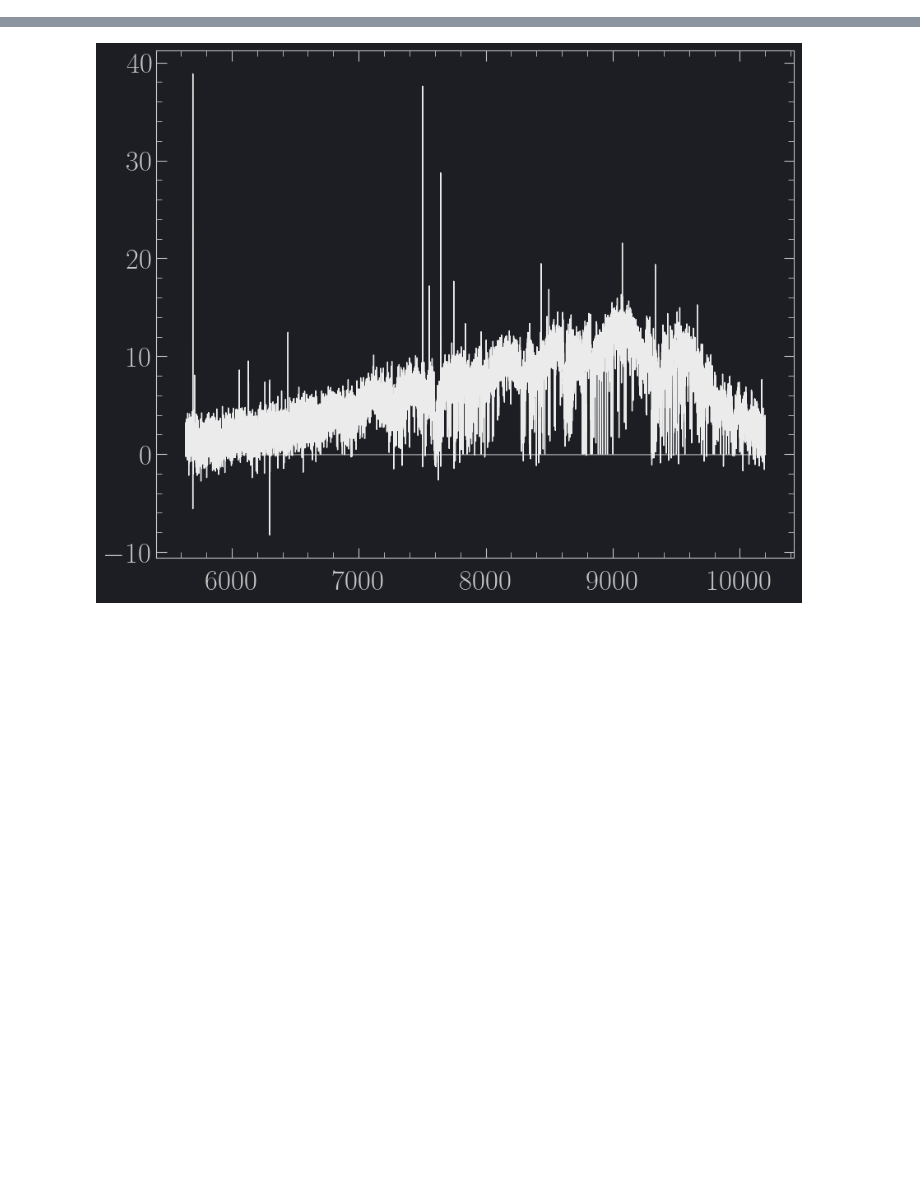
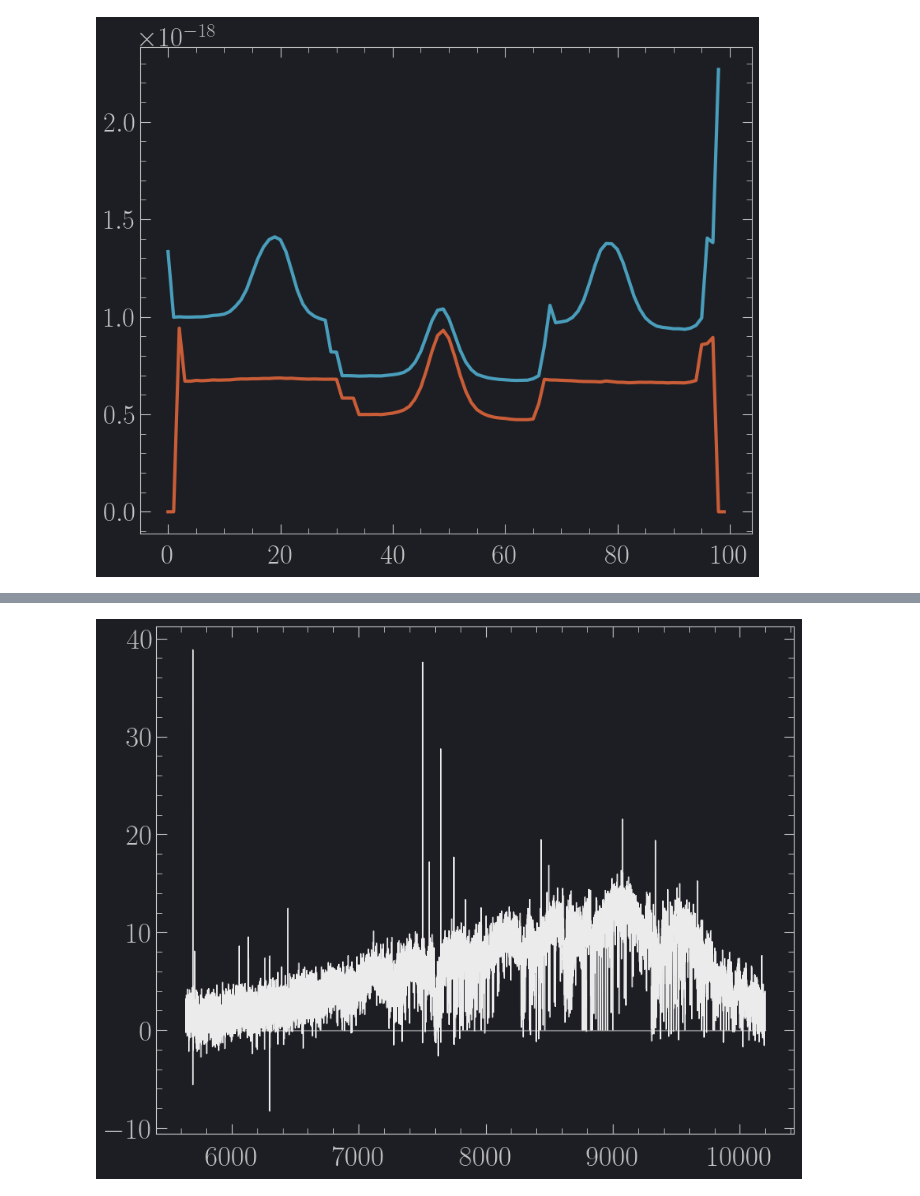
Before and after one commit to JPalmerio/astropalmerio, a Jupyter notebook: dev/notebooks/Debugger.ipynb, the cells around one changed output, grey strips where cells are left out. Saved outputs shown, nothing was run; the diff lists cells and outputs as text; code cells hidden in the pictures; blank space fills up the shorter version.

Commit message:
Project setup stuff

```diff
--- a/dev/notebooks/Debugger.ipynb
+++ b/dev/notebooks/Debugger.ipynb
@@ -48,3 +49,8 @@ logging.getLogger('astropalmerio.mc.MC_var').setLevel('DEBUG')
 logging.getLogger('astropalmerio.mc.distributions').setLevel('DEBUG')
 # %%
 logging.getLogger('mc').setLevel('INFO')
+# %%
+fname_nod = Path('/Users/palmerio/Science_projects/Reduced_data/GRB170817A/epoch1/NOD_reduction/reflex_end_products/XSHOO.2017-08-18T23:22:22.174_tpl/ToO_GW_EP_XS-4x600-grz_imaging_SCI_SLIT_FLUX_MERGE2D_VIS.fits')
+fname_stare = Path('/Users/palmerio/Science_projects/Reduced_data/GRB170817A/epoch1/STARE_reduction/VISskysub.fits')
+# %%
+w_n, s_n, f_n, e_n, h_n =  io.read_fits_2D_spectrum(fname_nod)
@@ -50,0 +65,2 @@ logging.getLogger('mc').setLevel('INFO')
+# %%
+w_s, s_s, f_s, e_s, h_s =  io.read_fits_2D_spectrum(fname_stare)
@@ -50,0 +75,9 @@ logging.getLogger('mc').setLevel('INFO')
+# %%
+fig, ax = plt.subplots(1)
+
+ax.plot(np.median(e_n, axis=1))
+ax.plot(np.median(e_s, axis=1))
+
+plt.show()
+# %% [output]
+[figure, added]
```
Also changed, not shown: parts of 20 cells of this notebook, 8 other files.
